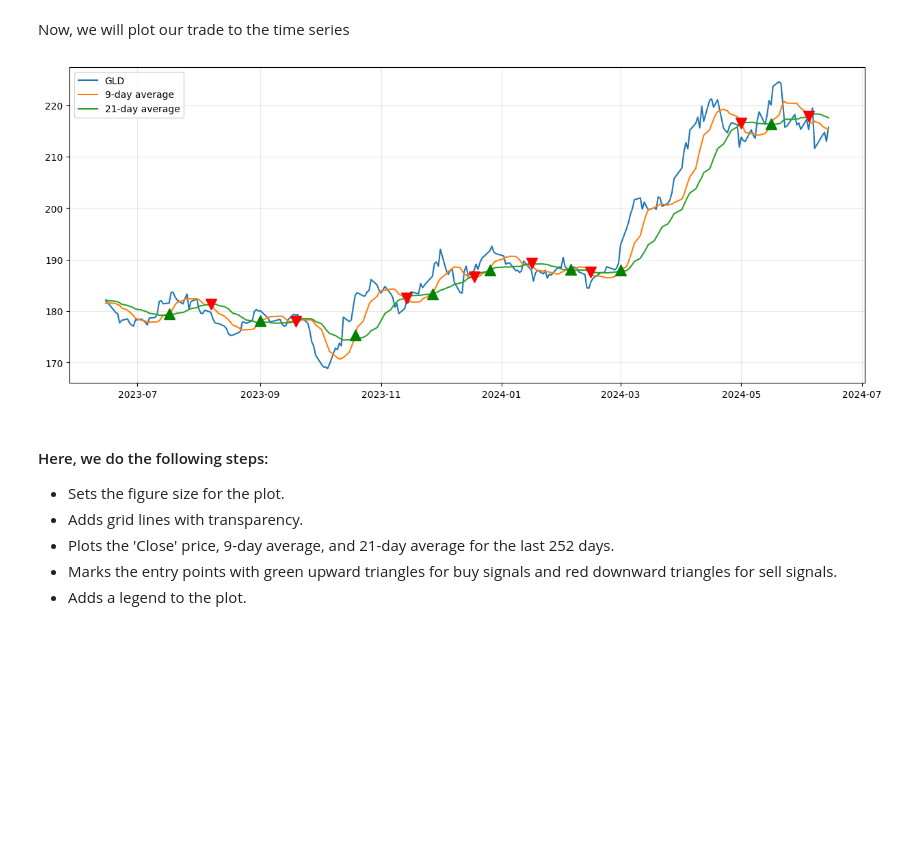
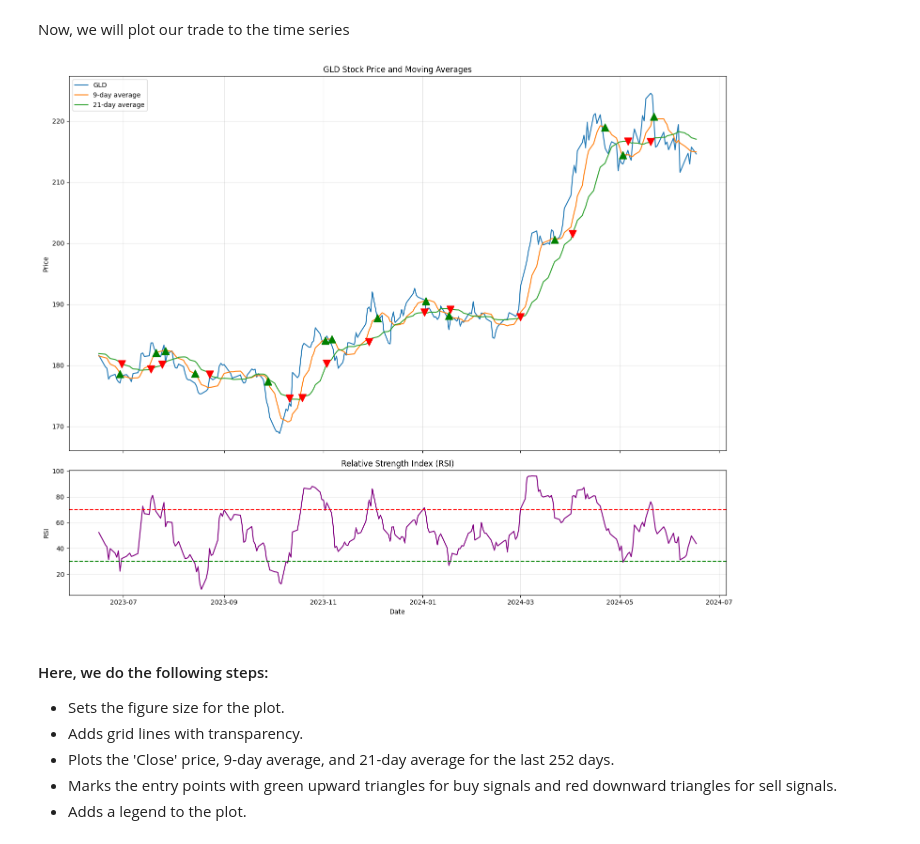
Before and after one commit to giahienpham/momentum_trading_strategy, a Jupyter notebook: momentum_algorithmic.ipynb, the cells around one changed output. Drawn from its saved outputs; the diff is of its cells as text; code cells hidden in the pictures; blank space fills up the shorter version.

Commit message:
added RSI for signal confirmation and draw the RSI

```diff
--- a/momentum_algorithmic.ipynb
+++ b/momentum_algorithmic.ipynb
@@ -81,0 +83,9 @@ See the caveats in the documentation: https://pandas.pydata.org/pandas-docs/stab
+# %%
+def compute_RSI(data, window=14):
+    delta = data.diff()
+    gain = (delta.where(delta > 0, 0)).rolling(window).mean()
+    loss = (-delta.where(delta < 0, 0)).rolling(window).mean()
+    RS = gain / loss
+    return 100 - (100 / (1 + RS))
+
+gld['RSI'] = compute_RSI(gld['Close'])
@@ -82,8 +98,8 @@ See the caveats in the documentation: https://pandas.pydata.org/pandas-docs/stab
 # %% [markdown]
 #### Next, we will add the "signal" column
 # %%
-gld['signal'] = np.where(gld['9-day-average'] > gld['21-day-average'], 1, 0)
-gld['signal'] = np.where(gld['9-day-average'] < gld['21-day-average'], -1, gld['signal'])
+gld['signal'] = np.where((gld['9-day-average'] > gld['21-day-average']) & (gld['RSI'] < 70), 1, 0)
+gld['signal'] = np.where((gld['9-day-average'] < gld['21-day-average']) & (gld['RSI'] > 30), -1, gld['signal'])
 gld.dropna(inplace=True)
 gld.head()
 # %% [output]
@@ -117,7 +135,9 @@ Generates trading signals based on the moving averages:
 # %%
+transaction_cost = 0.001  # 0.1% per transaction
+
 gld['return'] = np.log(gld['Close']).diff()
-gld['system_return'] = gld['signal'] * gld['return']
 gld['entry'] = gld['signal'].diff()
+gld['system_return'] = gld['signal'].shift(1) * gld['return'] - transaction_cost * gld['entry'].abs()
 gld.head()
 # %% [output]
 A value is trying to be set on a copy of a slice from a DataFrame.
@@ -149,17 +169,32 @@ Identifies entry points where the signal changes:
 # %% [markdown]
 Now, we will plot our trade to the time series
 # %%
-plt.rcParams['figure.figsize'] = 15, 6
-plt.grid(True, alpha = .3)
-plt.plot(gld.iloc[-252:]['Close'], label = 'GLD')
-plt.plot(gld.iloc[-252:]['9-day-average'], label = '9-day average')
-plt.plot(gld.iloc[-252:]['21-day-average'], label = '21-day average')
-plt.plot(gld[-252:].loc[gld.entry == 2].index, gld[-252:]['9-day-average'][gld.entry == 2], '^', color = 'g', markersize = 12)
-plt.plot(gld[-252:].loc[gld.entry == -2].index, gld[-252:]['21-day-average'][gld.entry == -2], 'v', color = 'r', markersize = 12)
-plt.legend(loc = 2)
+plt.rcParams['figure.figsize'] = 15, 12
+fig, (ax1, ax2) = plt.subplots(2, 1, sharex=True, gridspec_kw={'height_ratios': [3, 1]})
+# Plotting the GLD stock price and moving averages
+ax1.grid(True, alpha=0.3)
+ax1.plot(gld.iloc[-252:]['Close'], label='GLD')
+ax1.plot(gld.iloc[-252:]['9-day-average'], label='9-day average')
+ax1.plot(gld.iloc[-252:]['21-day-average'], label='21-day average')
+ax1.plot(gld[-252:].loc[gld.entry == 1].index, gld[-252:]['9-day-average'][gld.entry == 1], '^', color='g', markersize=12)
+ax1.plot(gld[-252:].loc[gld.entry == -1].index, gld[-252:]['21-day-average'][gld.entry == -1], 'v', color='r', markersize=12)
+ax1.legend(loc=2)
+ax1.set_ylabel('Price')
+ax1.set_title('GLD Stock Price and Moving Averages')
+
+# Plotting the RSI
+ax2.grid(True, alpha=0.3)
+ax2.plot(gld.iloc[-252:]['RSI'], label='RSI', color='purple')
+ax2.axhline(70, color='r', linestyle='--')
+ax2.axhline(30, color='g', linestyle='--')
+ax2.set_ylabel('RSI')
+ax2.set_xlabel('Date')
+ax2.set_title('Relative Strength Index (RSI)')
+
+plt.tight_layout()
 plt.show()
 # %% [output]
-[figure, old version]
+[figure, new version]
 # %% [markdown]
 #### Here, we do the following steps:
 * Sets the figure size for the plot.
```
Also changed, not shown: parts of 10 cells of this notebook.
